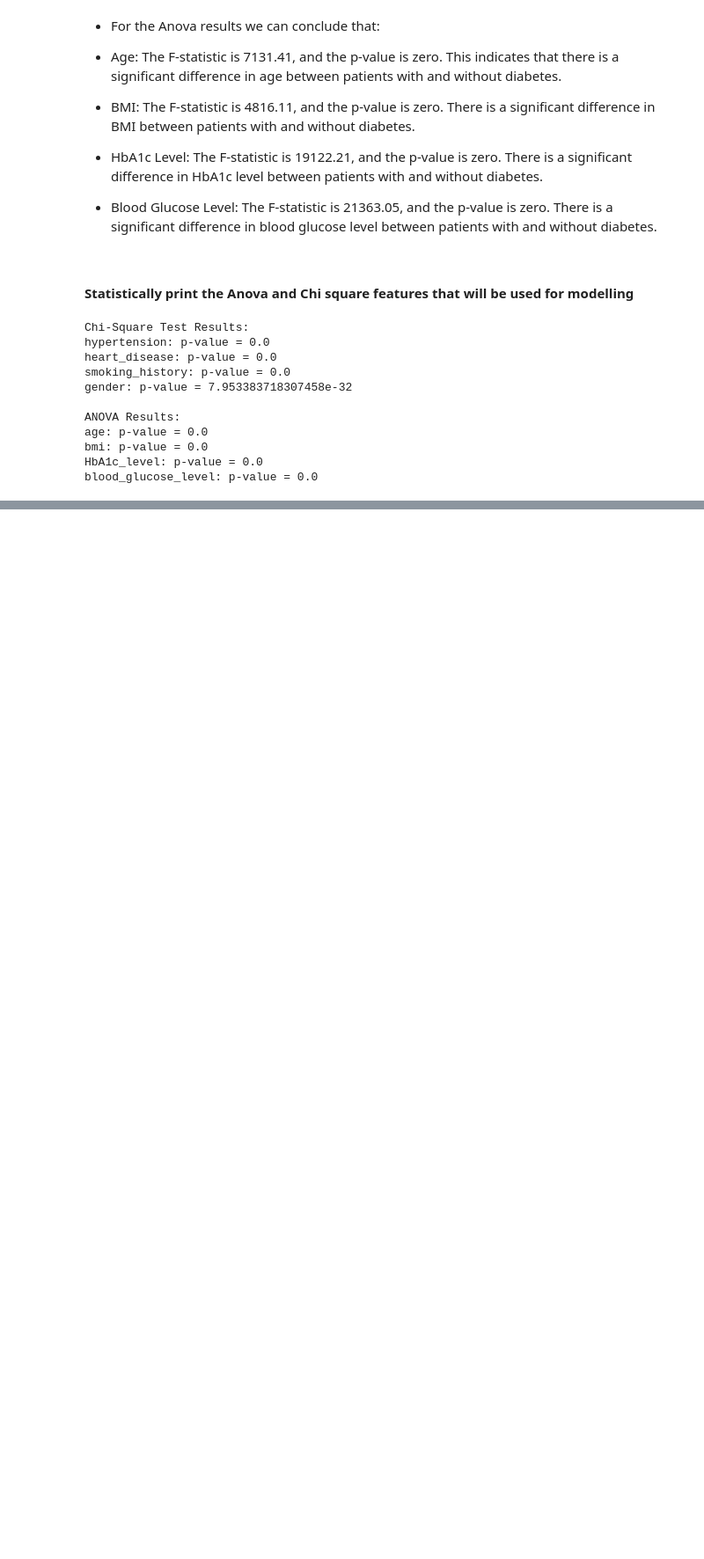
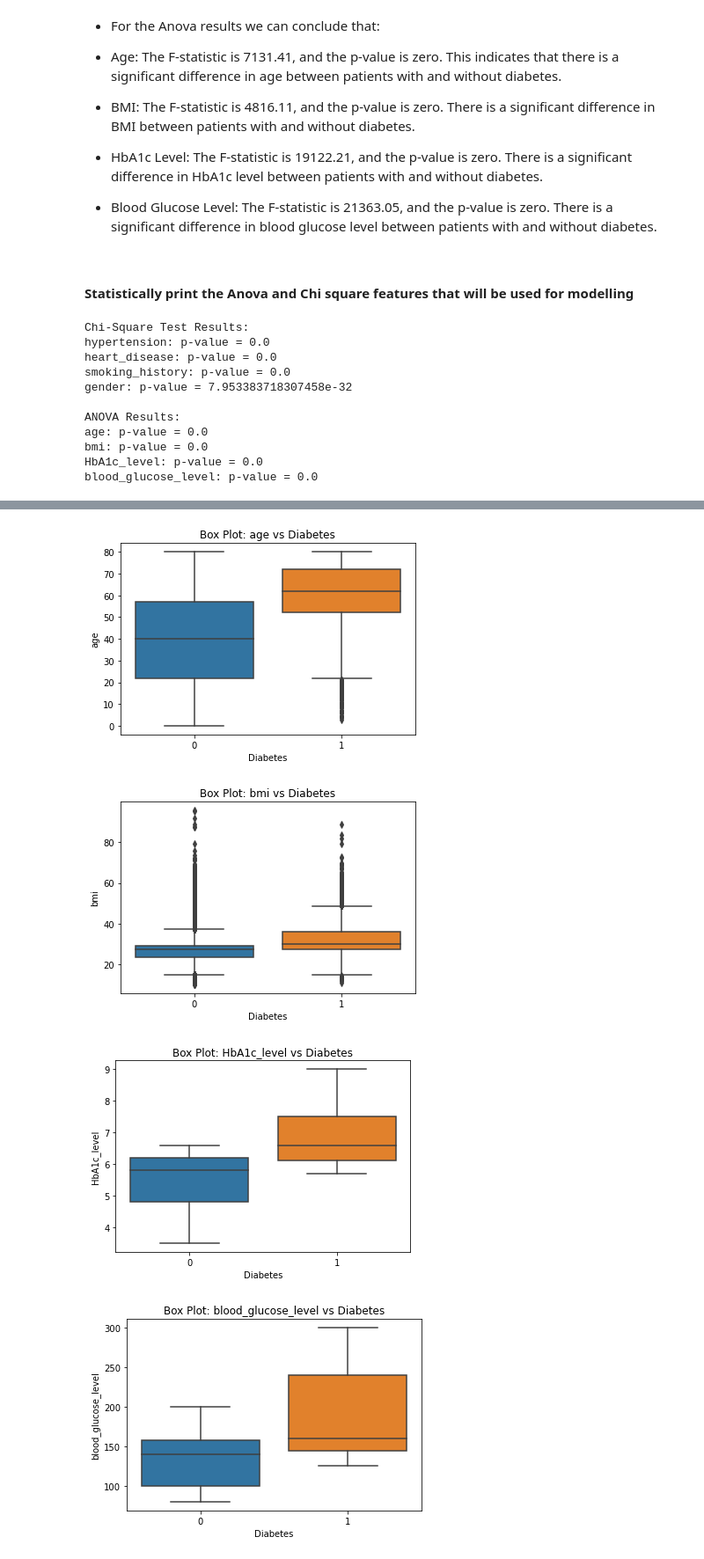
Before and after one commit to Edna722/Africantech-Hackathon, a Jupyter notebook: Diabetes Notebook 1.ipynb, the cells around one changed output, grey strips where cells are left out. Shown: that part at 88% size. Saved outputs shown, nothing was run; the diff lists cells and outputs as text; code cells hidden in the pictures; blank space fills up the shorter version.

```diff
--- a/Diabetes Notebook 1.ipynb
+++ b/Diabetes Notebook 1.ipynb
@@ -452,0 +484,14 @@ blood_glucose_level: p-value = 0.0
+# %%
+# Plot box plots for numerical features
+for feature in numerical_features:
+    plt.figure(figsize=(6, 4))
+    sns.boxplot(x='diabetes', y=feature, data=pd.concat([X[feature], y], axis=1))
+    plt.title(f'Box Plot: {feature} vs Diabetes')
+    plt.xlabel('Diabetes')
+    plt.ylabel(feature)
+    plt.show()
+# %% [output]
+[figure, added]
+[figure, added]
+[figure, added]
+[figure, added]
```
Also changed, not shown: parts of 24 cells of this notebook.
